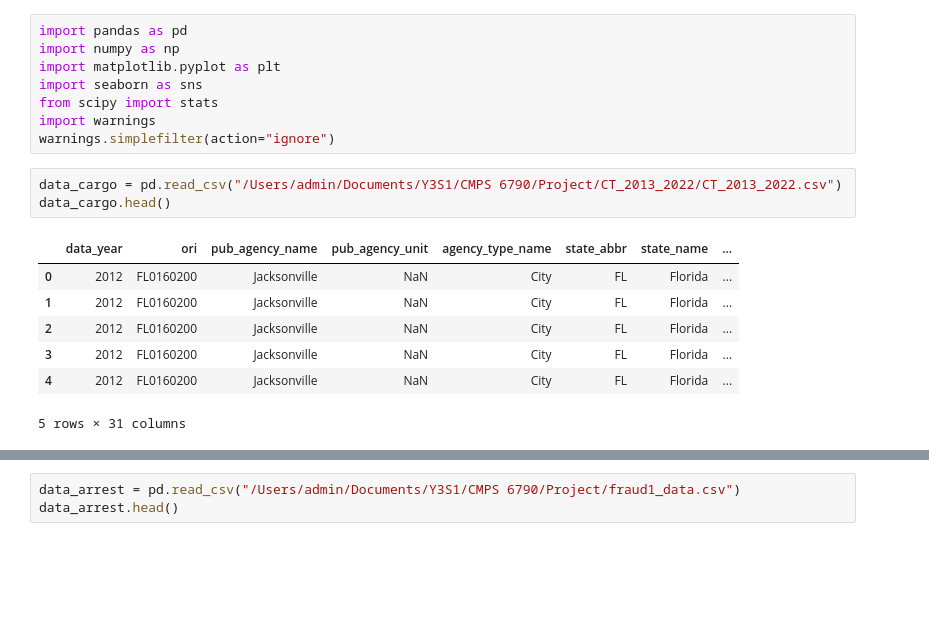
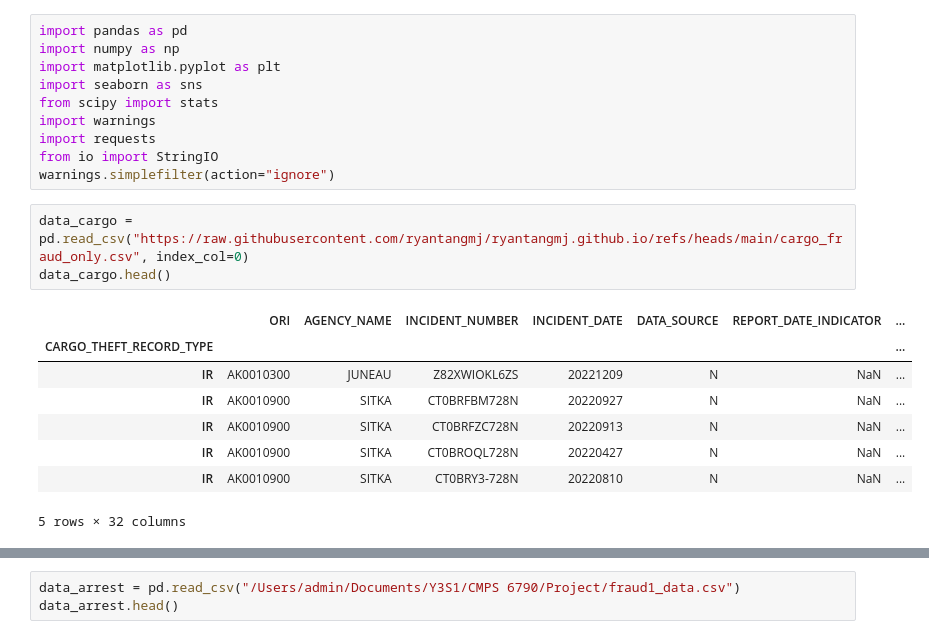
Before and after one commit to ryantangmj/ryantangmj.github.io, a Jupyter notebook: final_tutorial.ipynb, the cells around one changed output, grey strips where cells are left out. Drawn from its saved outputs; the diff is of its cells as text; blank space fills up the shorter version.

```diff
--- a/final_tutorial.ipynb
+++ b/final_tutorial.ipynb
@@ -5,16 +5,19 @@ import matplotlib.pyplot as plt
 import seaborn as sns
 from scipy import stats
 import warnings
+import requests
+from io import StringIO
 warnings.simplefilter(action="ignore")
-# %%
-data_cargo = pd.read_csv("/Users/admin/Documents/Y3S1/CMPS 6790/Project/CT_2013_2022/CT_2013_2022.csv")
-data_cargo.head()
-# %% [output]
-|  | data_year | ori | pub_agency_name | pub_agency_unit | agency_type_name | state_abbr | state_name | ... |
-| 0 | 2012 | FL0160200 | Jacksonville | NaN | City | FL | Florida | ... |
-| 1 | 2012 | FL0160200 | Jacksonville | NaN | City | FL | Florida | ... |
-| 2 | 2012 | FL0160200 | Jacksonville | NaN | City | FL | Florida | ... |
-| 3 | 2012 | FL0160200 | Jacksonville | NaN | City | FL | Florida | ... |
-| 4 | 2012 | FL0160200 | Jacksonville | NaN | City | FL | Florida | ... |
-5 rows × 31 columns
+# %%
+data_cargo = pd.read_csv("https://raw.githubusercontent.com/ryantangmj/ryantangmj.github.io/refs/heads/main/cargo_fraud_only.csv", index_col=0)
+data_cargo.head()
+# %% [output]
+|  | ORI | AGENCY_NAME | INCIDENT_NUMBER | INCIDENT_DATE | DATA_SOURCE | REPORT_DATE_INDICATOR | ... |
+| CARGO_THEFT_RECORD_TYPE |  |  |  |  |  |  | ... |
+| IR | AK0010300 | JUNEAU | Z82XWIOKL6ZS | 20221209 | N | NaN | ... |
+| IR | AK0010900 | SITKA | CT0BRFBM728N | 20220927 | N | NaN | ... |
+| IR | AK0010900 | SITKA | CT0BRFZC728N | 20220913 | N | NaN | ... |
+| IR | AK0010900 | SITKA | CT0BROQL728N | 20220427 | N | NaN | ... |
+| IR | AK0010900 | SITKA | CT0BRY3-728N | 20220810 | N | NaN | ... |
+5 rows × 32 columns
 # %%
```
Also changed, not shown: parts of 7 cells of this notebook, 1 other file.
